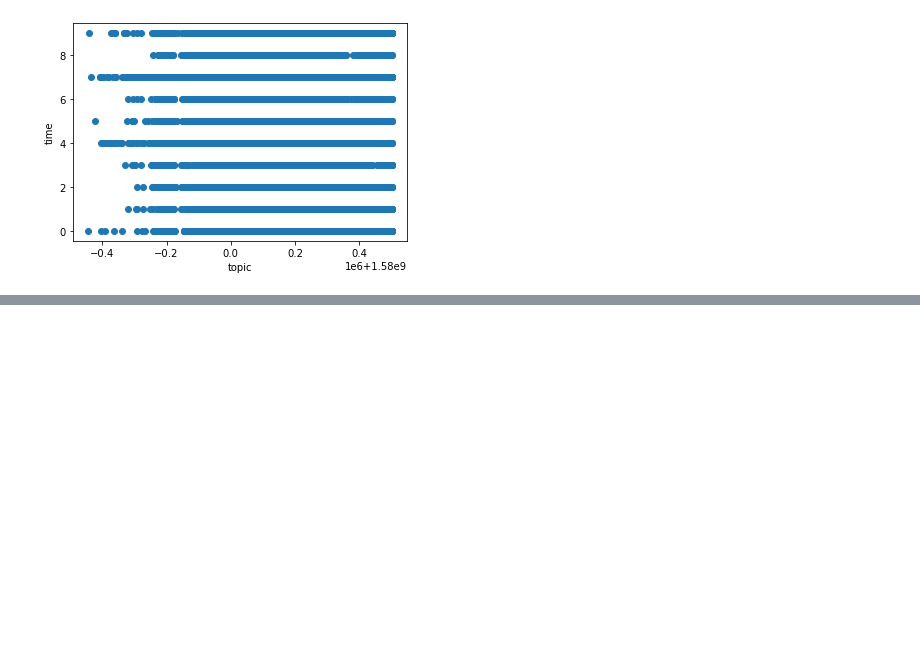
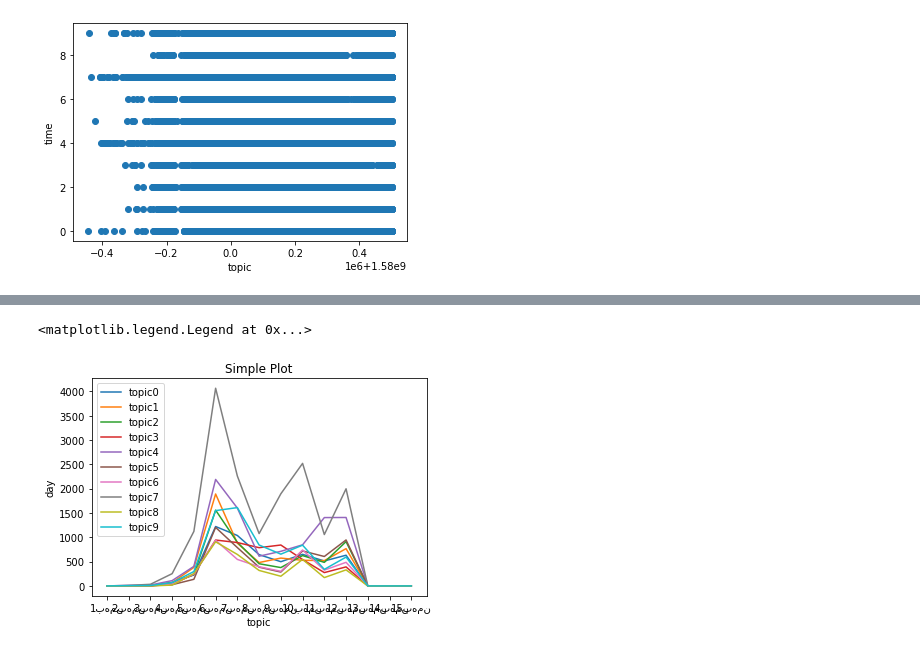
Before and after one commit to DaryaZareM/Twitter-topic-modeling, a Jupyter notebook: code.ipynb, the cells around one changed output, grey strips where cells are left out. Cells and saved outputs as stored; diff of their text form; code cells hidden in the pictures; blank space fills up the shorter version.

```diff
--- a/code.ipynb
+++ b/code.ipynb
@@ -444,0 +455,5 @@ len(time[0])
+# %%
+x=np.array(dataset['time_jalali'])
+day=[]
+for i in range(len(x)):
+    day.append(int(x[i].split()[0].split('-')[2]))
@@ -445,3 +473,17 @@ len(time[0])
+# %%
+x = np.linspace(0, 2, 100)
+days=[str(i) for i in range(1,31)]
+for i,topic in enumerate(ploti):
+    plt.plot(days[:15], topic[:15], label='topic'+str(i))  # Plot some data on the (implicit) axes.
+
+
+plt.xlabel('topic')
+plt.ylabel('day')
+plt.title("Simple Plot")
+plt.legend()
+# %% [output]
+<matplotlib.legend.Legend at 0x...>
+[figure, added]
 # %%
 NUMBER=100
 for j in range(10):
```
Also changed, not shown: parts of 5 cells of this notebook.
